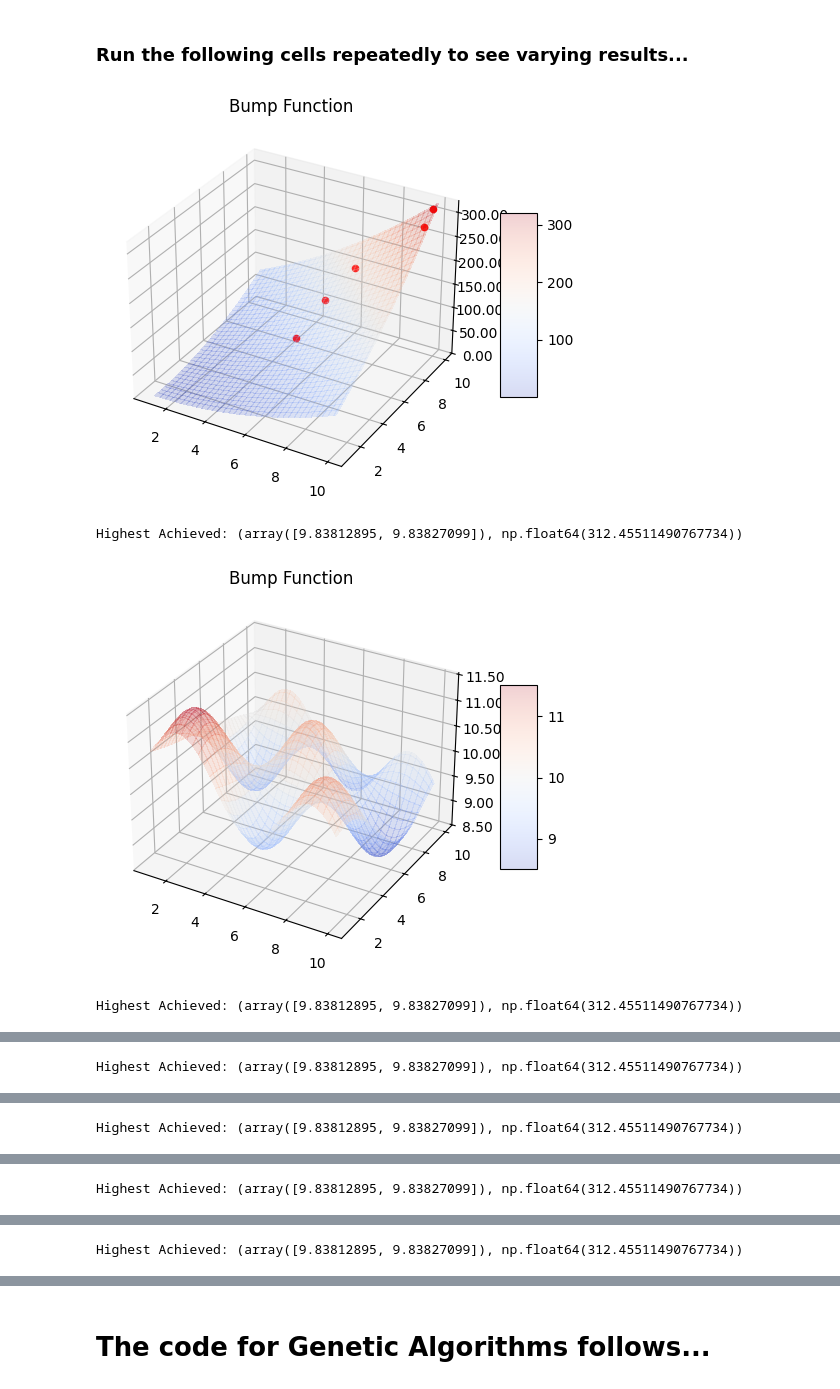
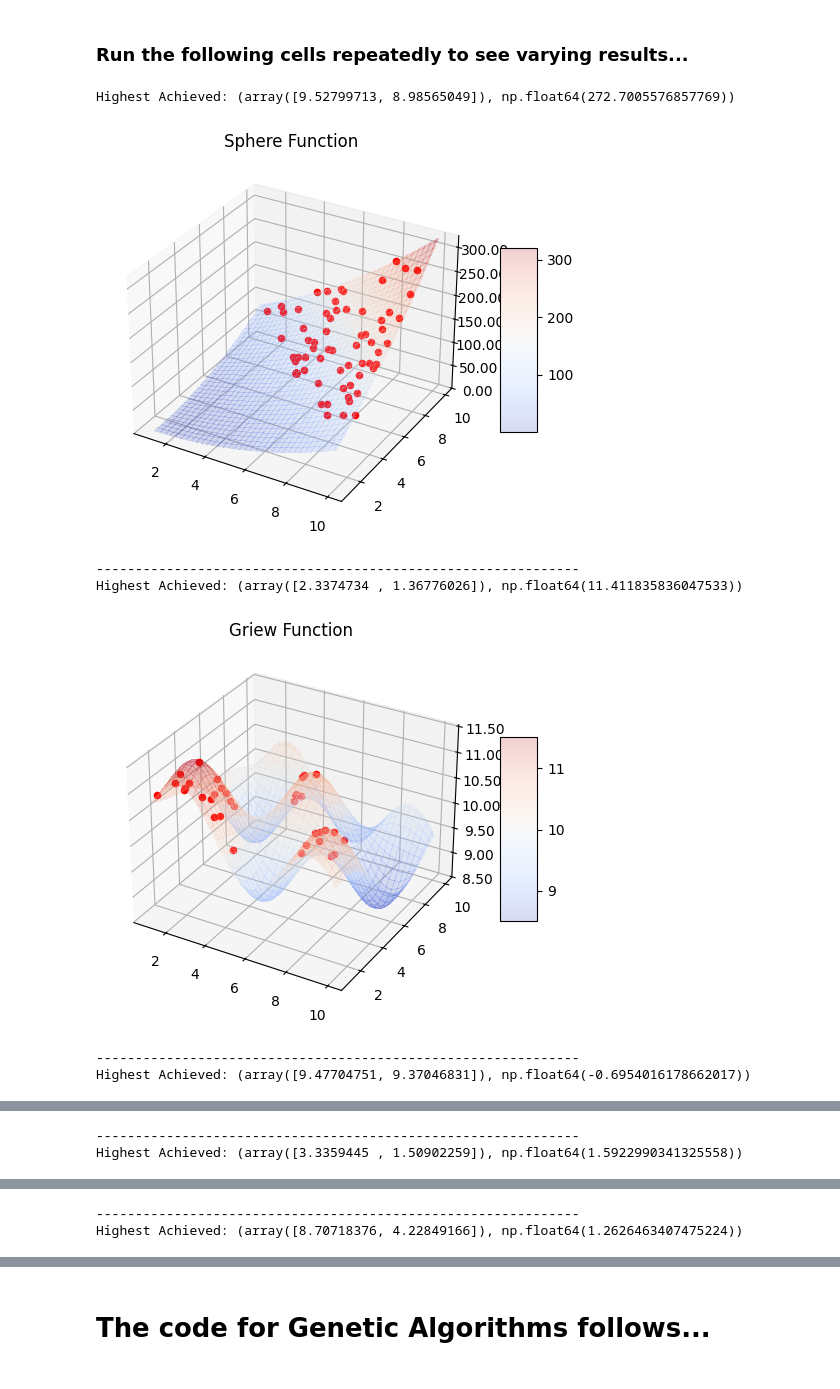
Before and after one commit to Pirate-Hunter-Zoro/Artificial-Intelligence, a Jupyter notebook: KNN and Local Search/local_search.ipynb, the cells around one changed output, grey strips where cells are left out. Cells and saved outputs as stored; diff of their text form; code cells hidden in the pictures.

```diff
--- a/KNN and Local Search/local_search.ipynb
+++ b/KNN and Local Search/local_search.ipynb
@@ -384,10 +346,10 @@ class FunctionOptimizer:
     def __init__(self, x_min: np.array, x_max: np.array):
         """All solvers using some kind of local search will have bounds on their inputs
         """
-        self.x_min = x_min
-        self.x_max = x_max
-        self.max_input = x_min
-        self.max_output = float('-inf')
+        self._x_min = x_min
+        self._x_max = x_max
+        self._max_input = x_min
+        self._max_output = float('-inf')
 
     def function_template(x: np.array) -> float:
         """For book-keeping, just make it known that the types of functions we are expecting to optimize take in numpy arrays and output scalars
@@ -403,10 +365,16 @@ class FunctionOptimizer:
     def plot_results(self, function: type[function_template], title: str, plot_function: bool=True):
         """Plot the results of this solver as it attempts to maximize the given function
         """
+        # Refresh our records
+        self._x_min = self._x_min
+        self._x_max = self._x_max
+        self._max_input = self._x_min
+        self._max_output = float('-inf')
+
         # We are showing the graph
-        dx = (self.x_max[0] - self.x_min[0]) / 100
-        dy = (self.x_max[1] - self.x_min[1]) / 100
-        X, Y = np.mgrid[self.x_min[0]:self.x_max[0]+dx:dx, self.x_min[1]:self.x_max[1]+dx:dy]
+        dx = (self._x_max[0] - self._x_min[0]) / 100
+        dy = (self._x_max[1] - self._x_min[1]) / 100
+        X, Y = np.mgrid[self._x_min[0]:self._x_max[0]+dx:dx, self._x_min[1]:self._x_max[1]+dx:dy]
         Z = np.zeros(X.shape)
         for i, j in itertools.product(range(X.shape[0]), range(X.shape[1])):
             Z[i, j] = function(np.array([X[i,j], Y[i,j]]))
@@ -427,6 +395,7 @@ class FunctionOptimizer:
         ax.zaxis.set_major_formatter('{x:.02f}')
 
         self.maximize(function=function, ax=ax)
+        print(f"Highest Achieved: {self._max_input, self._max_output}")
 
         plt.title(title)
         plt.show()
@@ -456,15 +425,15 @@ class SimulatedAnnealingSolver(FunctionOptimizer):
     def maximize(self, function: type[FunctionOptimizer.function_template], ax: plt.Axes = None):
         """All extensions of FunctionOptimizer must implement this method
         """
-        current = (self.x_min + self.x_max) / 2
+        current = (self._x_min + self._x_max) / 2
         t = 0
         while True:
             x, y, stop = self.__take_step(function, current=current, time=t)
-            if self.max_output == None or self.max_output < y:
-                if ax != None:
-                    ax.scatter3D(x[0], x[1], y, color="red")
-                self.max_output = np.float64(y)
-                self.max_input = x
+            if ax != None:
+                ax.scatter3D(x[0], x[1], y, color="red")
+            if self._max_output < y:
+                self._max_output = np.float64(y)
+                self._max_input = x
 
             if stop:
                 break
@@ -493,19 +462,23 @@ class SimulatedAnnealingSolver(FunctionOptimizer):
     def __random_step(self, current: np.array) -> np.array:
         """Take a step away from the input in a random direction
         """
-        return current + np.array([(0.5 - random.random())*(self.x_max[0]-self.x_min[0]), (0.5 - random.random())*(self.x_max[1]-self.x_min[1])])
+        return current + np.array([(0.5 - random.random())*(self._x_max[0]-self._x_min[0]), (0.5 - random.random())*(self._x_max[1]-self._x_min[1])])
 # %% [markdown]
 ### Run the following cells repeatedly to see varying results...
 # %%
 functions = [sphere, griew, shekel, micha, langermann, odd_square, bump]
+titles = ["Sphere Function", "Griew Function", "Shekel Function", "Micha Function", "Langermann Function", "Odd Square Function", "Bump Function"]
 # %%
 solver = SimulatedAnnealingSolver(lambda n : exp(-n/10), x_min=np.array([1, 1]), x_max=np.array([10, 10]),)
 
-for f in functions:
-    solver.plot_results(function=f, title="Bump Function")
-    print(f"Highest Achieved: {solver.max_input, solver.max_output}")
+for function, title in zip(functions,titles):
+    solver.plot_results(function=function, title=title)
+    print("--------------------------------------------------------------")
 # %% [output]
+Highest Achieved: (array([9.52799713, 8.98565049]), np.float64(272.7005576857769))
-[figure, old version]
+[figure, new version]
-Highest Achieved: (array([9.83812895, 9.83827099]), np.float64(312.45511490767734))
+--------------------------------------------------------------
+Highest Achieved: (array([2.3374734 , 1.36776026]), np.float64(11.411835836047533))
-[figure, old version]
+[figure, new version]
-Highest Achieved: (array([9.83812895, 9.83827099]), np.float64(312.45511490767734))
+--------------------------------------------------------------
+Highest Achieved: (array([9.47704751, 9.37046831]), np.float64(-0.6954016178662017))
@@ -513 +486,2 @@ Highest Achieved: (array([9.83812895, 9.83827099]), np.float64(312.4551149076773
-Highest Achieved: (array([9.83812895, 9.83827099]), np.float64(312.45511490767734))
+--------------------------------------------------------------
+Highest Achieved: (array([3.3359445 , 1.50902259]), np.float64(1.5922990341325558))
@@ -515 +489,2 @@ Highest Achieved: (array([9.83812895, 9.83827099]), np.float64(312.4551149076773
-Highest Achieved: (array([9.83812895, 9.83827099]), np.float64(312.45511490767734))
+--------------------------------------------------------------
+Highest Achieved: (array([8.70718376, 4.22849166]), np.float64(1.2626463407475224))
@@ -517 +491,0 @@ Highest Achieved: (array([9.83812895, 9.83827099]), np.float64(312.4551149076773
-Highest Achieved: (array([9.83812895, 9.83827099]), np.float64(312.45511490767734))
@@ -519 +494,0 @@ Highest Achieved: (array([9.83812895, 9.83827099]), np.float64(312.4551149076773
-Highest Achieved: (array([9.83812895, 9.83827099]), np.float64(312.45511490767734))
```
Also changed, not shown: parts of 5 cells of this notebook, 1 other file.
